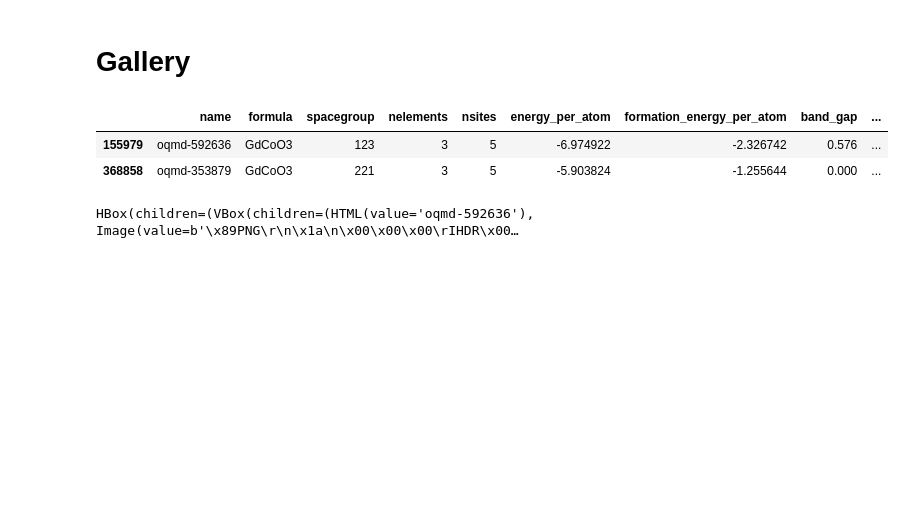
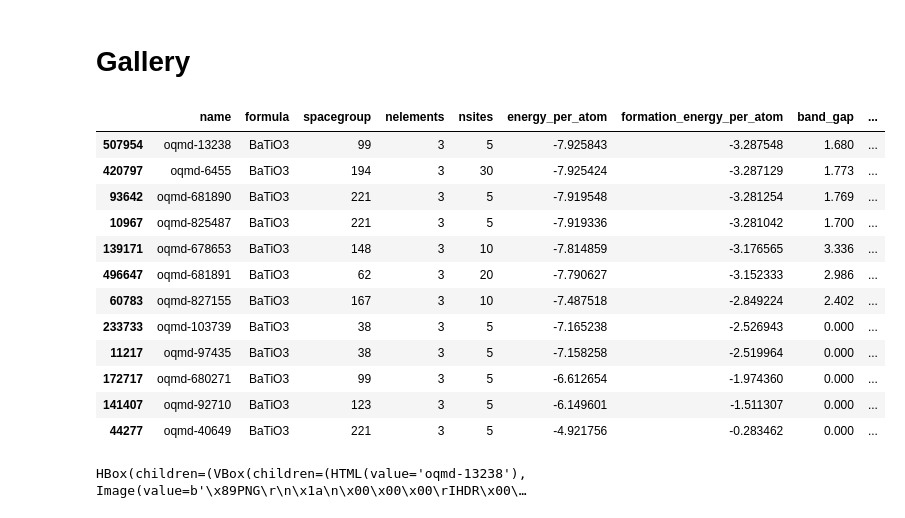
Before and after one commit to vaibhav-1508/CrystalGraphRepresentation, a Jupyter notebook: OQMD_v1_2_dataset_for_CGNN.ipynb, the cells around one changed output. Cells and saved outputs as stored; diff of their text form; code cells hidden in the pictures; blank space fills up the shorter version.

```diff
--- a/OQMD_v1_2_dataset_for_CGNN.ipynb
+++ b/OQMD_v1_2_dataset_for_CGNN.ipynb
@@ -409,9 +409,19 @@ def show_table_and_graphs(formula):
   hb = HBox(gen_boxes(formula, length=300))
   display(hb)
 # %%
-show_table_and_graphs(formula='GdCoO3')
+show_table_and_graphs(formula='BaTiO3')
 # %% [output]
 |  | name | formula | spacegroup | nelements | nsites | energy_per_atom | formation_energy_per_atom | band_gap | ... |
-| 155979 | oqmd-592636 | GdCoO3 | 123 | 3 | 5 | -6.974922 | -2.326742 | 0.576 | ... |
-| 368858 | oqmd-353879 | GdCoO3 | 221 | 3 | 5 | -5.903824 | -1.255644 | 0.000 | ... |
+| 507954 | oqmd-13238 | BaTiO3 | 99 | 3 | 5 | -7.925843 | -3.287548 | 1.680 | ... |
+| 420797 | oqmd-6455 | BaTiO3 | 194 | 3 | 30 | -7.925424 | -3.287129 | 1.773 | ... |
+| 93642 | oqmd-681890 | BaTiO3 | 221 | 3 | 5 | -7.919548 | -3.281254 | 1.769 | ... |
+| 10967 | oqmd-825487 | BaTiO3 | 221 | 3 | 5 | -7.919336 | -3.281042 | 1.700 | ... |
+| 139171 | oqmd-678653 | BaTiO3 | 148 | 3 | 10 | -7.814859 | -3.176565 | 3.336 | ... |
+| 496647 | oqmd-681891 | BaTiO3 | 62 | 3 | 20 | -7.790627 | -3.152333 | 2.986 | ... |
+| 60783 | oqmd-827155 | BaTiO3 | 167 | 3 | 10 | -7.487518 | -2.849224 | 2.402 | ... |
+| 233733 | oqmd-103739 | BaTiO3 | 38 | 3 | 5 | -7.165238 | -2.526943 | 0.000 | ... |
+| 11217 | oqmd-97435 | BaTiO3 | 38 | 3 | 5 | -7.158258 | -2.519964 | 0.000 | ... |
+| 172717 | oqmd-680271 | BaTiO3 | 99 | 3 | 5 | -6.612654 | -1.974360 | 0.000 | ... |
+| 141407 | oqmd-92710 | BaTiO3 | 123 | 3 | 5 | -6.149601 | -1.511307 | 0.000 | ... |
+| 44277 | oqmd-40649 | BaTiO3 | 221 | 3 | 5 | -4.921756 | -0.283462 | 0.000 | ... |
-HBox(children=(VBox(children=(HTML(value='oqmd-592636'), Image(value=b'\x89PNG\r\n\x1a\n\x00\x00\x00\rIHDR\x00…
+HBox(children=(VBox(children=(HTML(value='oqmd-13238'), Image(value=b'\x89PNG\r\n\x1a\n\x00\x00\x00\rIHDR\x00\…
```
Also changed, not shown: parts of 1 cell of this notebook.
